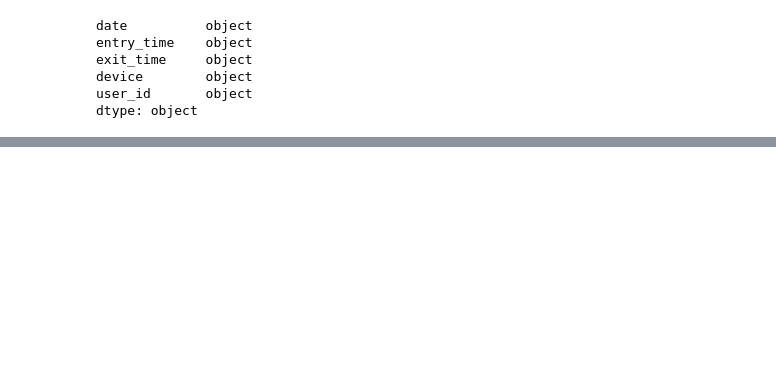
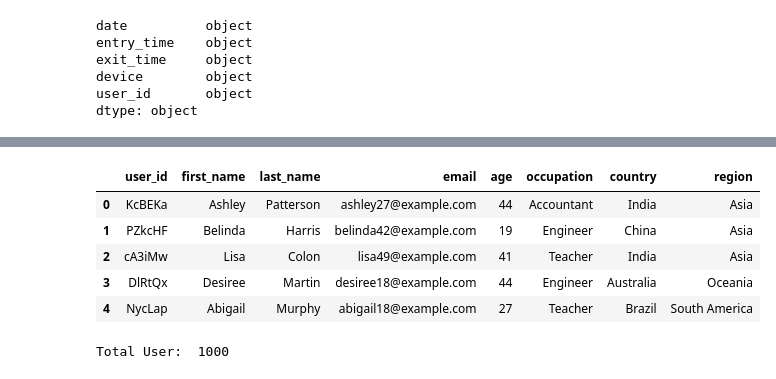
Before and after one commit to llh139/Data-Analytics-Portfolio, a Jupyter notebook: Personal Learning Project - Analyzing Online Learning Platform User Demographic and Platform Activity (AI Generated Data)/Working File.ipynb, the cells around one changed output, grey strips where cells are left out. Saved outputs shown, nothing was run; the diff lists cells and outputs as text; code cells hidden in the pictures; blank space fills up the shorter version.

```diff
--- a/Personal Learning Project - Analyzing Online Learning Platform User Demographic and Platform Activity (AI Generated Data)/Working File.ipynb
+++ b/Personal Learning Project - Analyzing Online Learning Platform User Demographic and Platform Activity (AI Generated Data)/Working File.ipynb
@@ -175,0 +266,14 @@ datetime64[ns] , datetime64[ns] , timedelta64[ns]
+# %%
+df_customer.head()
+# %% [output]
+|  | user_id | first_name | last_name | email | age | occupation | country | region |
+| 0 | KcBEKa | Ashley | Patterson | ashley27@example.com | 44 | Accountant | India | Asia |
+| 1 | PZkcHF | Belinda | Harris | belinda42@example.com | 19 | Engineer | China | Asia |
+| 2 | cA3iMw | Lisa | Colon | lisa49@example.com | 41 | Teacher | India | Asia |
+| 3 | DlRtQx | Desiree | Martin | desiree18@example.com | 44 | Engineer | Australia | Oceania |
+| 4 | NycLap | Abigail | Murphy | abigail18@example.com | 27 | Teacher | Brazil | South America |
+# %%
+total_user = df_customer.shape[0]
+print('Total User: ', total_user)
+# %% [output]
+Total User:  1000
```
Also changed, not shown: parts of 18 cells of this notebook, 3 other files.
